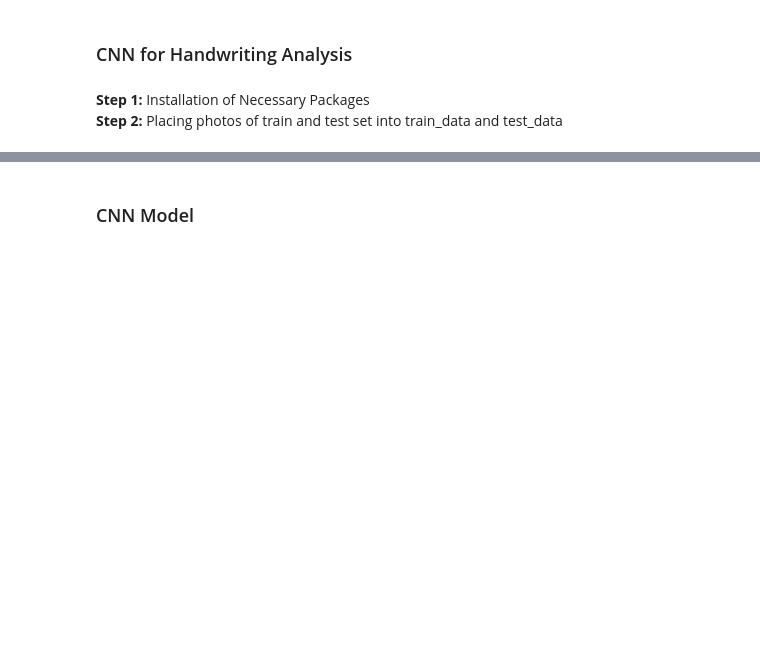
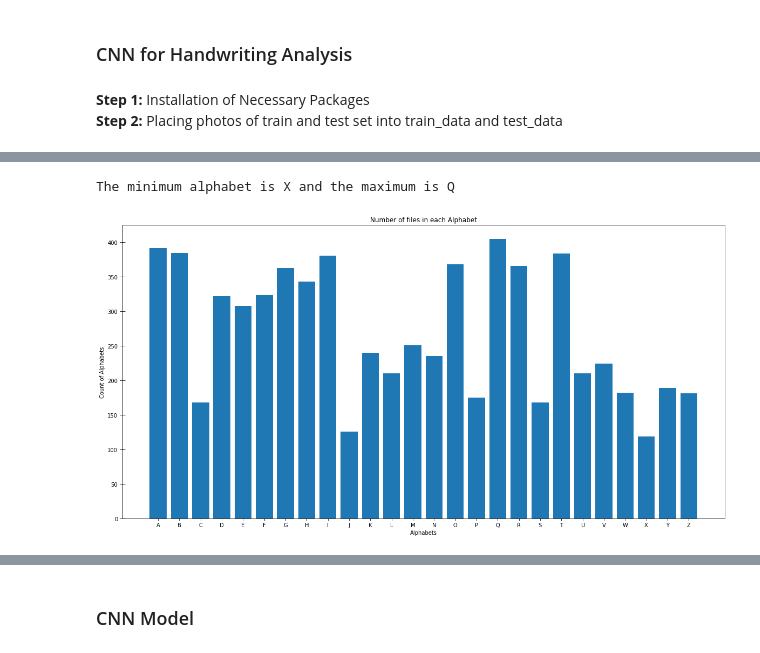
Before and after one commit to marmal88/CNN.Handwriting, a Jupyter notebook: CNN for Handwriting Analysis.ipynb, the cells around one changed output, grey strips where cells are left out. Saved outputs shown, nothing was run; the diff lists cells and outputs as text; code cells hidden in the pictures; blank space fills up the shorter version.

```diff
--- a/CNN for Handwriting Analysis.ipynb
+++ b/CNN for Handwriting Analysis.ipynb
@@ -17,0 +42,24 @@ from sklearn.preprocessing import LabelBinarizer
+# %%
+dir = "./Handwriting Data/Validation/"
+alp = []
+num = []
+for i in os.listdir(dir):
+    sub_directory = os.path.join(dir,i)
+    a = len([item for item in os.listdir(sub_directory)])
+    alp.append(i)
+    num.append(a)
+
+df_alpha_num = pd.DataFrame.from_dict({'Alphabet': alp, 'Count': num})
+
+fig, ax = plt.subplots(figsize=(20, 10))
+ax.bar('Alphabet', height = 'Count', data=df_alpha_num)
+ax.tick_params(axis='y', length = 10, direction='inout')
+ax.set(title = 'Number of files in each Alphabet', ylabel = 'Count of Alphabets', xlabel = 'Alphabets')
+
+val_min = df_alpha_num.Alphabet[df_alpha_num.Count==min(df_alpha_num.Count)]
+val_max = df_alpha_num.Alphabet[df_alpha_num.Count==max(df_alpha_num.Count)]
+
+print(f"The minimum alphabet is {val_min.iloc[0]} and the maximum is {val_max.iloc[0]}")
+# %% [output]
+The minimum alphabet is X and the maximum is Q
+[figure, added]
```
Also changed, not shown: parts of 29 cells of this notebook.
